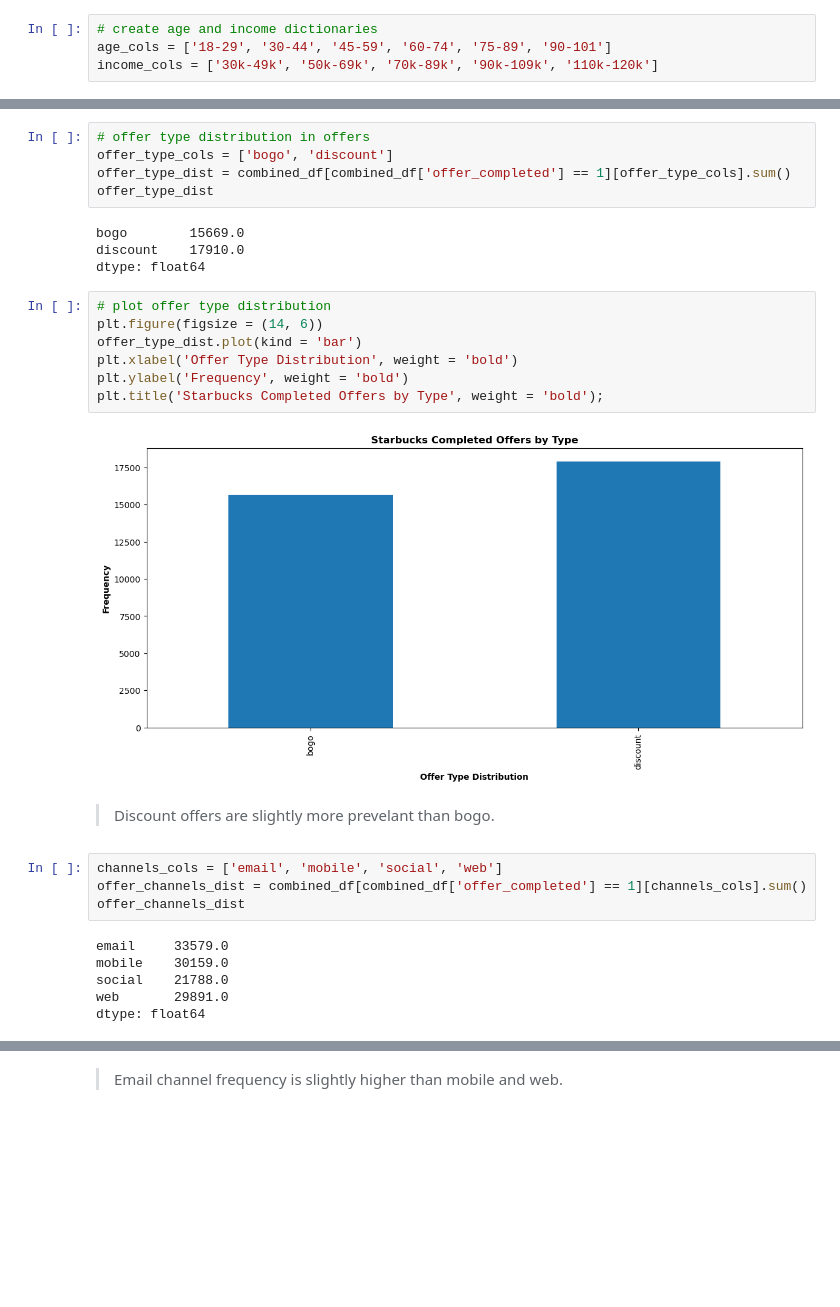
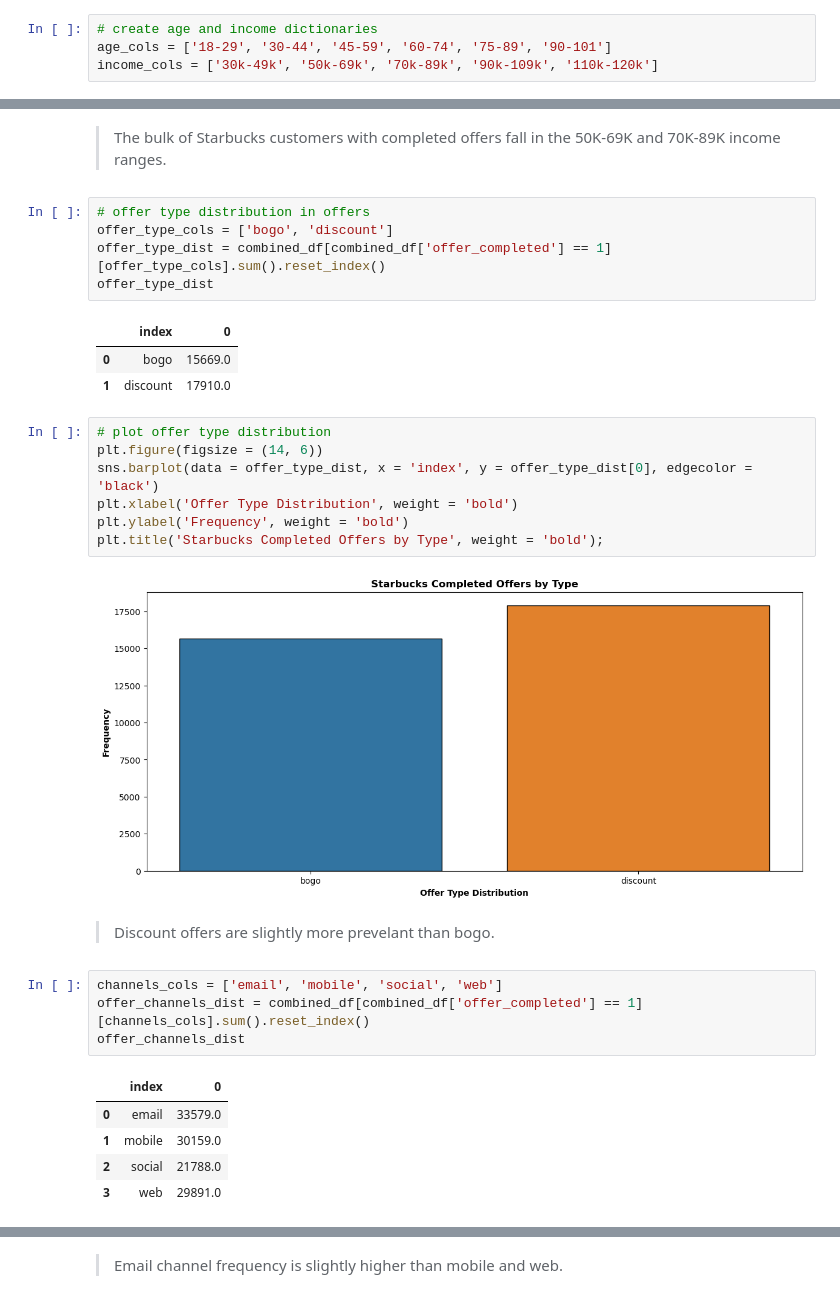
Before and after one commit to mmascaro864/capstone, a Jupyter notebook: starbucks_capstone.ipynb, the cells around one changed output, grey strips where cells are left out. Saved outputs shown, nothing was run; the diff lists cells and outputs as text; blank space fills up the shorter version.

```diff
--- a/starbucks_capstone.ipynb
+++ b/starbucks_capstone.ipynb
@@ -498,33 +559,35 @@ plt.title('Starbucks Completed Offers Income Distribution', weight = 'bold');
+# %% [markdown]
+> The bulk of Starbucks customers with completed offers fall in the 50K-69K and 70K-89K income ranges.
 # %%
 # offer type distribution in offers
 offer_type_cols = ['bogo', 'discount']
-offer_type_dist = combined_df[combined_df['offer_completed'] == 1][offer_type_cols].sum()
+offer_type_dist = combined_df[combined_df['offer_completed'] == 1][offer_type_cols].sum().reset_index()
 offer_type_dist
 # %% [output]
-bogo        15669.0
-discount    17910.0
-dtype: float64
+|  | index | 0 |
+| 0 | bogo | 15669.0 |
+| 1 | discount | 17910.0 |
 # %%
 # plot offer type distribution
 plt.figure(figsize = (14, 6))
-offer_type_dist.plot(kind = 'bar')
+sns.barplot(data = offer_type_dist, x = 'index', y = offer_type_dist[0], edgecolor = 'black')
 plt.xlabel('Offer Type Distribution', weight = 'bold')
 plt.ylabel('Frequency', weight = 'bold')
 plt.title('Starbucks Completed Offers by Type', weight = 'bold');
 # %% [output]
-[figure, old version]
+[figure, new version]
 # %% [markdown]
 > Discount offers are slightly more prevelant than bogo.
 # %%
 channels_cols = ['email', 'mobile', 'social', 'web']
-offer_channels_dist = combined_df[combined_df['offer_completed'] == 1][channels_cols].sum()
+offer_channels_dist = combined_df[combined_df['offer_completed'] == 1][channels_cols].sum().reset_index()
 offer_channels_dist
 # %% [output]
-email     33579.0
-mobile    30159.0
-social    21788.0
-web       29891.0
-dtype: float64
+|  | index | 0 |
+| 0 | email | 33579.0 |
+| 1 | mobile | 30159.0 |
+| 2 | social | 21788.0 |
+| 3 | web | 29891.0 |
 # %%
 # plot offer channel distribution
 plt.figure(figsize = (14, 6))
```
Also changed, not shown: parts of 61 cells of this notebook, 4 other files.
